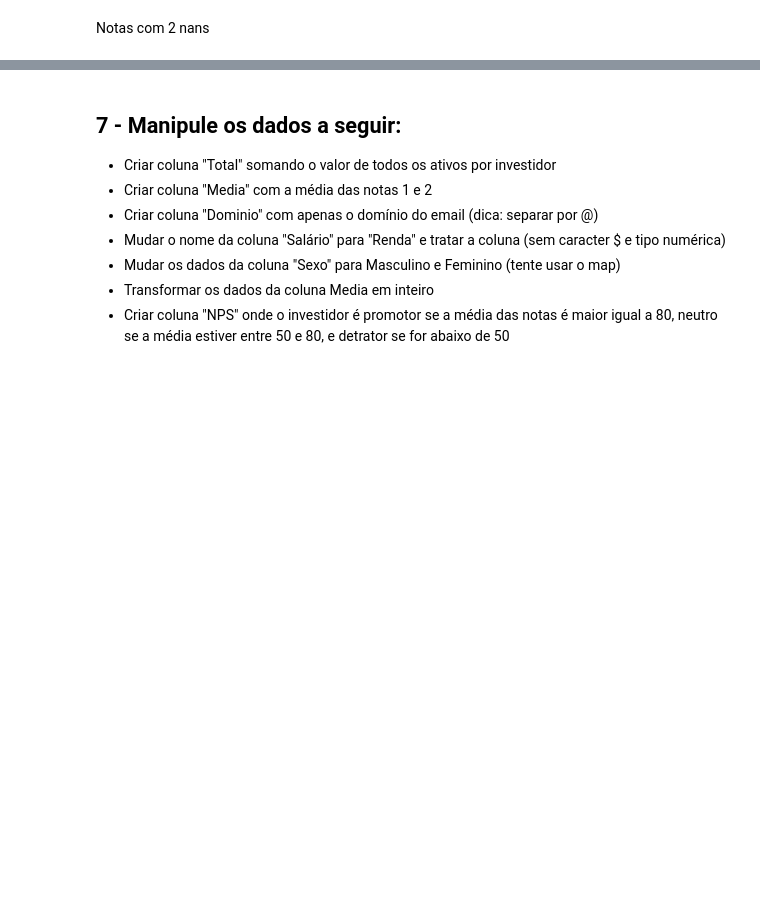
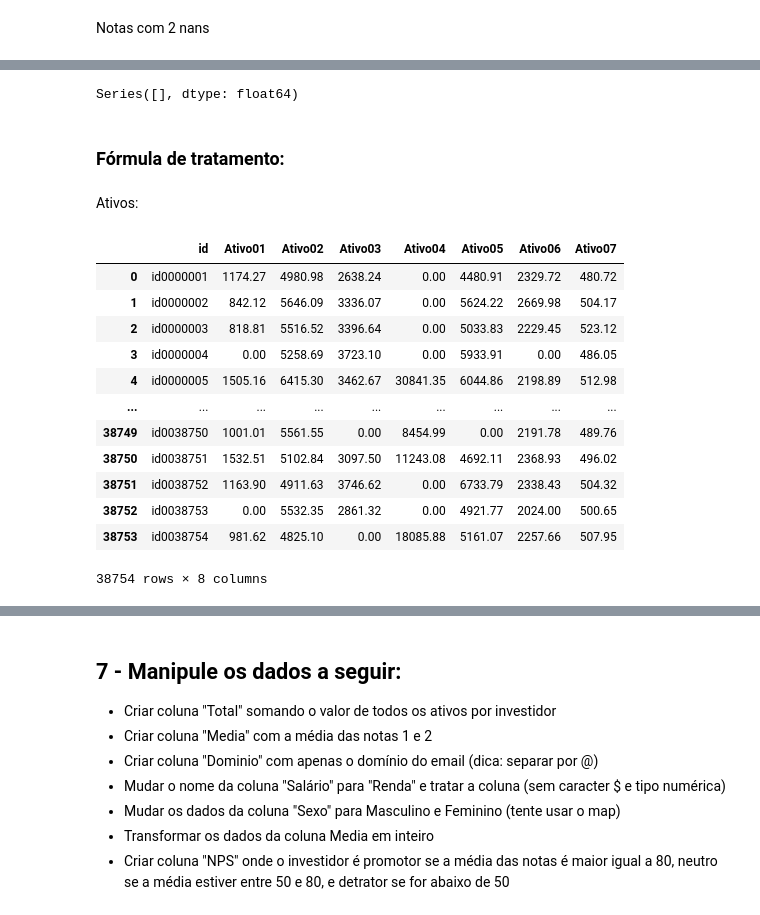
Before and after one commit to lvoltolini/970-lm-mod-III, a Jupyter notebook: Projeto Final/Proj_1_pandas_notebook.ipynb, the cells around one changed output, grey strips where cells are left out. Drawn from its saved outputs; the diff is of its cells as text; code cells hidden in the pictures; blank space fills up the shorter version.

```diff
--- a/Projeto Final/Proj_1_pandas_notebook.ipynb
+++ b/Projeto Final/Proj_1_pandas_notebook.ipynb
@@ -379,0 +432,28 @@ df_notas_nan[df_notas_nan[['Nota1', 'Nota2']].isna().all(axis=1)]
+# %%
+df = total[notas_col][['Nota1', 'Nota2']].mean(axis = 1)
+df[df == 0]
+# %% [output]
+Series([], dtype: float64)
+# %% [markdown]
+### Fórmula de tratamento:
+# %% [markdown]
+Ativos:
+# %%
+# Substituímos os valores faltantes por 0
+
+total[ativos_col] = total[ativos_col].fillna(0)
+total[ativos_col]
+# %% [output]
+|  | id | Ativo01 | Ativo02 | Ativo03 | Ativo04 | Ativo05 | Ativo06 | Ativo07 |
+| 0 | id0000001 | 1174.27 | 4980.98 | 2638.24 | 0.00 | 4480.91 | 2329.72 | 480.72 |
+| 1 | id0000002 | 842.12 | 5646.09 | 3336.07 | 0.00 | 5624.22 | 2669.98 | 504.17 |
+| 2 | id0000003 | 818.81 | 5516.52 | 3396.64 | 0.00 | 5033.83 | 2229.45 | 523.12 |
+| 3 | id0000004 | 0.00 | 5258.69 | 3723.10 | 0.00 | 5933.91 | 0.00 | 486.05 |
+| 4 | id0000005 | 1505.16 | 6415.30 | 3462.67 | 30841.35 | 6044.86 | 2198.89 | 512.98 |
+| ... | ... | ... | ... | ... | ... | ... | ... | ... |
+| 38749 | id0038750 | 1001.01 | 5561.55 | 0.00 | 8454.99 | 0.00 | 2191.78 | 489.76 |
+| 38750 | id0038751 | 1532.51 | 5102.84 | 3097.50 | 11243.08 | 4692.11 | 2368.93 | 496.02 |
+| 38751 | id0038752 | 1163.90 | 4911.63 | 3746.62 | 0.00 | 6733.79 | 2338.43 | 504.32 |
+| 38752 | id0038753 | 0.00 | 5532.35 | 2861.32 | 0.00 | 4921.77 | 2024.00 | 500.65 |
+| 38753 | id0038754 | 981.62 | 4825.10 | 0.00 | 18085.88 | 5161.07 | 2257.66 | 507.95 |
+38754 rows × 8 columns
```
Also changed, not shown: parts of 10 cells of this notebook.
